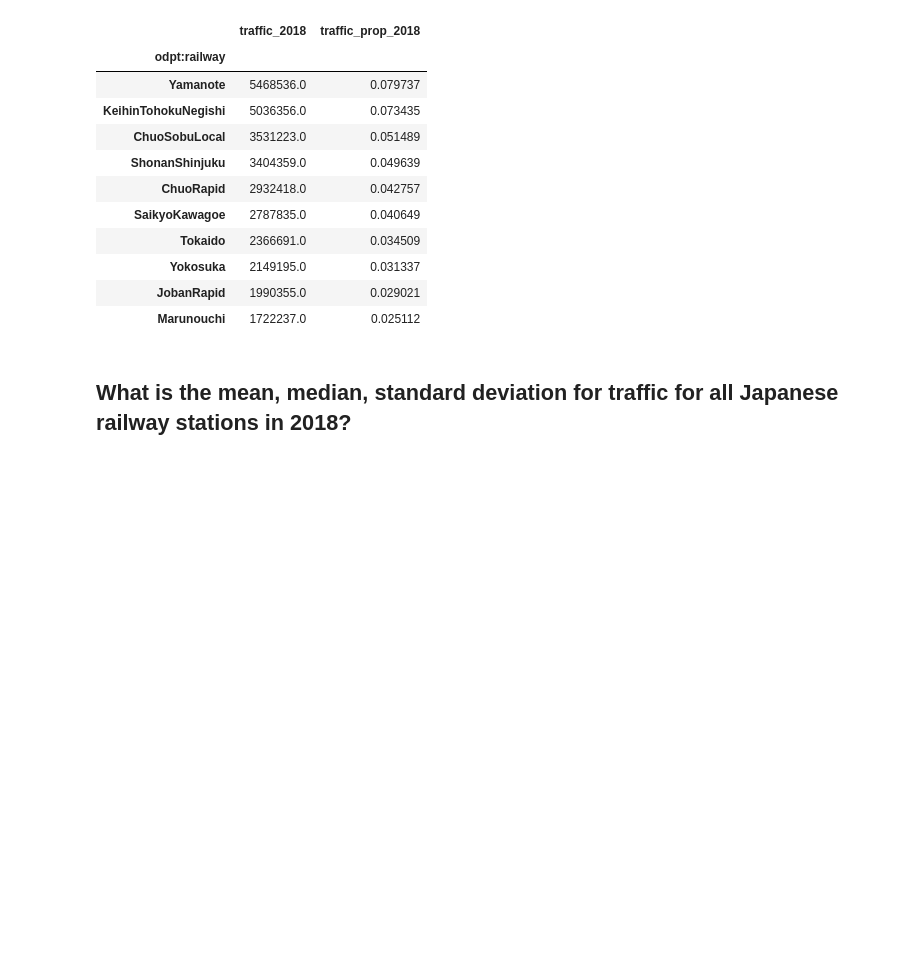
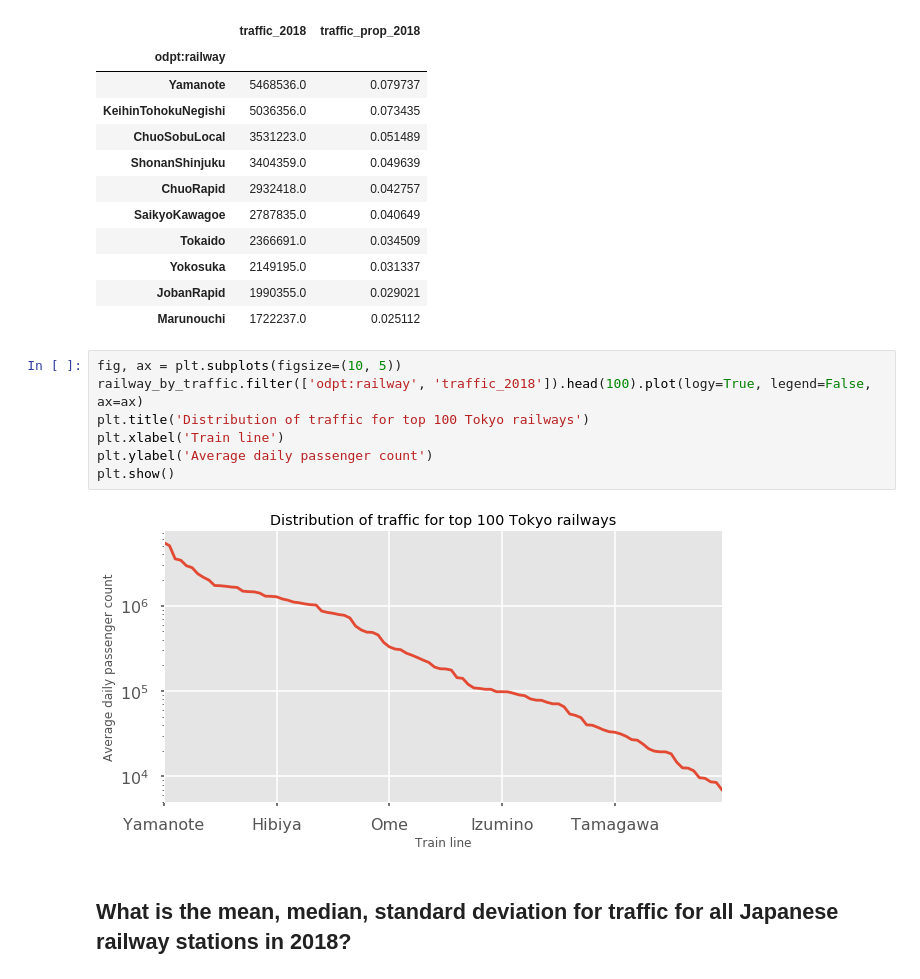
Before and after one commit to shoyo/tokyo-traffic, a Jupyter notebook: TokyoTrainTraffic.ipynb, the cells around one changed output. Saved outputs shown, nothing was run; the diff lists cells and outputs as text; blank space fills up the shorter version.

```diff
--- a/TokyoTrainTraffic.ipynb
+++ b/TokyoTrainTraffic.ipynb
@@ -141,6 +147,15 @@ railway_by_traffic.head(10)
 | Yokosuka | 2149195.0 | 0.031337 |
 | JobanRapid | 1990355.0 | 0.029021 |
 | Marunouchi | 1722237.0 | 0.025112 |
+# %%
+fig, ax = plt.subplots(figsize=(10, 5))
+railway_by_traffic.filter(['odpt:railway', 'traffic_2018']).head(100).plot(logy=True, legend=False, ax=ax)
+plt.title('Distribution of traffic for top 100 Tokyo railways')
+plt.xlabel('Train line')
+plt.ylabel('Average daily passenger count')
+plt.show()
+# %% [output]
+[figure, added]
 # %% [markdown]
 ## What is the mean, median, standard deviation for traffic for all Japanese railway stations in 2018?
 # %%
```
Also changed, not shown: parts of 8 cells of this notebook.
